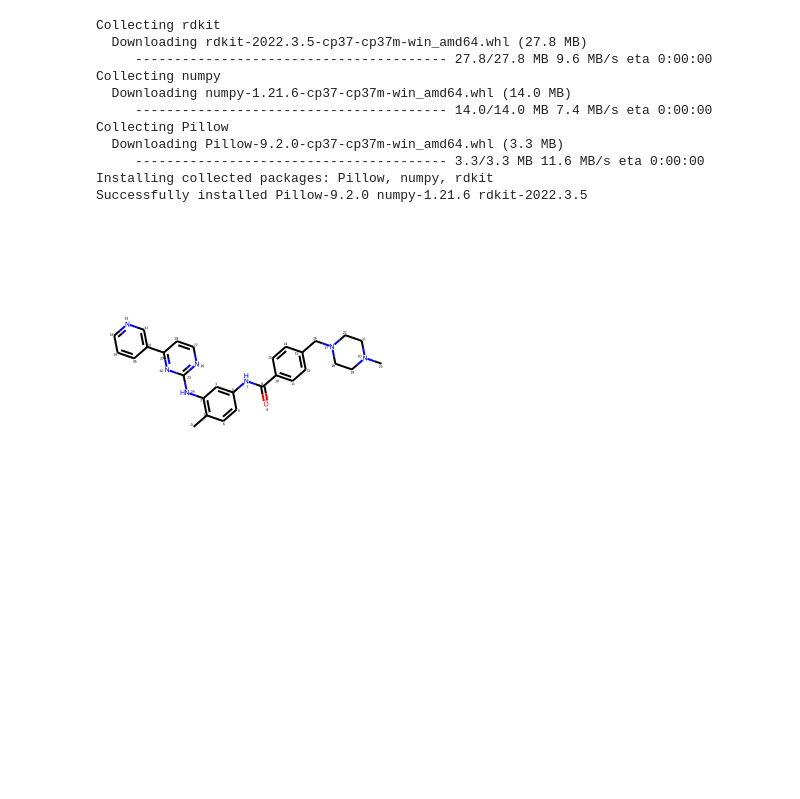
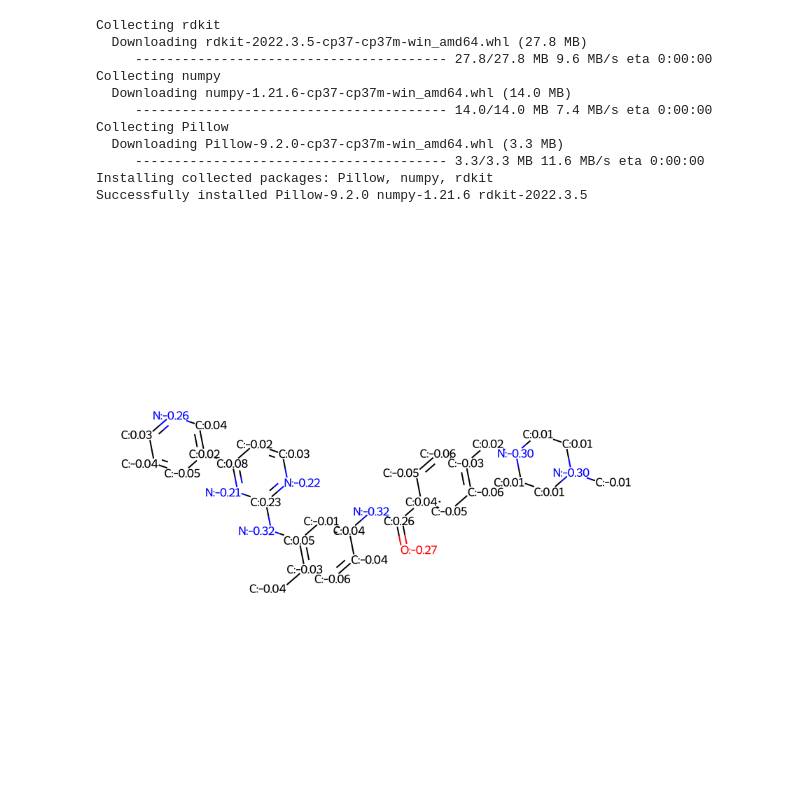
Before and after one commit to toddjm/projects, a Jupyter notebook: accendero/Scratch_Paper.ipynb, the cells around one changed output. Cells and saved outputs as stored; diff of their text form; code cells hidden in the pictures; blank space fills up the shorter version.

Commit message:
Add Gasteiger charges, rendering

```diff
--- a/accendero/Scratch_Paper.ipynb
+++ b/accendero/Scratch_Paper.ipynb
@@ -19 +23,3 @@ from rdkit.Chem import Draw
 IPythonConsole.ipython_useSVG=True  #< set this to False if you want PNGs instead of SVGs
+# %%
+m = Chem.MolFromSmiles("CC1=C(C=C(C=C1)NC(=O)C2=CC=C(C=C2)CN3CCN(CC3)C)NC4=NC=CC(=N4)C5=CN=CC=C5")
@@ -20,12 +28,8 @@ IPythonConsole.ipython_useSVG=True  #< set this to False if you want PNGs instea
 # %%
-def mol_with_atom_index(mol):
-    for atom in mol.GetAtoms():
-        atom.SetAtomMapNum(atom.GetIdx())
-    return mol
+m2 = Chem.Mol(m)
+for at in m2.GetAtoms():
+    lbl = '%s:%.2f'%(at.GetSymbol(),at.GetDoubleProp("_GasteigerCharge"))
+    at.SetProp('atomLabel',lbl)
+m2
+# %% [output]
+[figure, added]
-# %%
-# Load imatinib
-mol = Chem.MolFromSmiles("CC1=C(C=C(C=C1)NC(=O)C2=CC=C(C=C2)CN3CCN(CC3)C)NC4=NC=CC(=N4)C5=CN=CC=C5")
-# Default
-mol
-# %% [output]
-[figure, removed]
```
Also changed, not shown: parts of 6 cells of this notebook.
